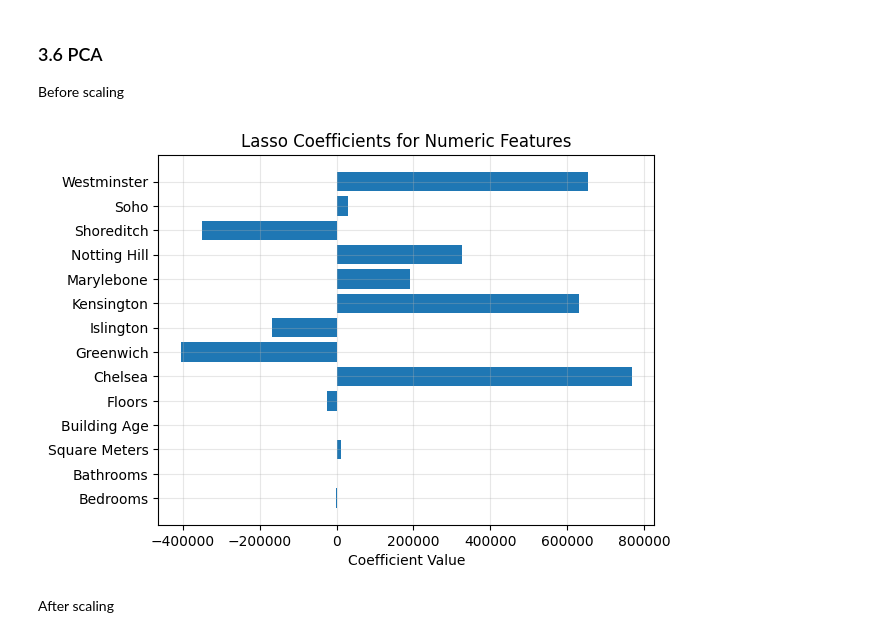
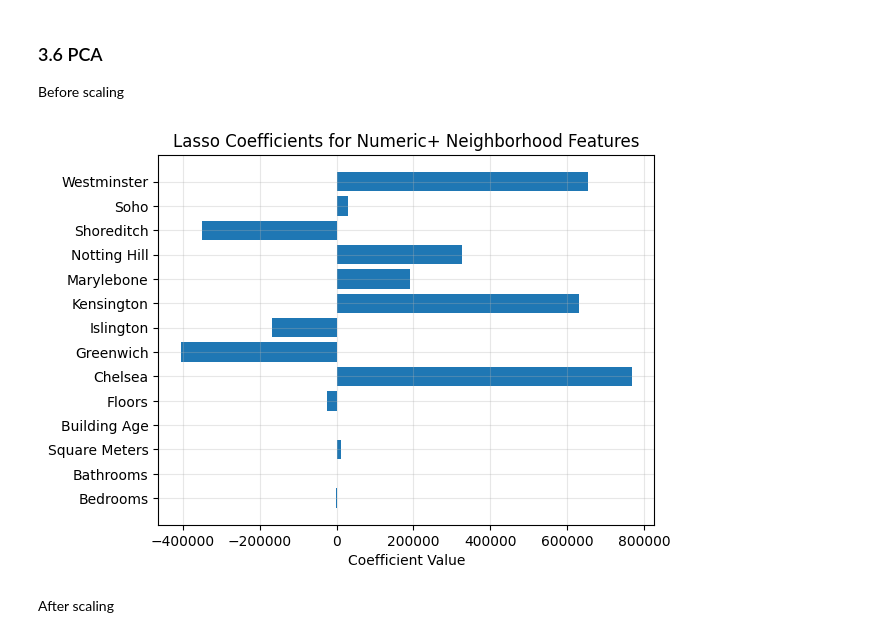
Before and after one commit to rsamconn/London-housing, a Jupyter notebook: Regression_analysis.ipynb, the cells around one changed output. Cells and saved outputs as stored; diff of their text form; code cells hidden in the pictures.

```diff
--- a/Regression_analysis.ipynb
+++ b/Regression_analysis.ipynb
@@ -722,15 +726,15 @@ Before scaling
 # %%
 lasso_coeff_neighbor = Lasso(alpha = 0.1).fit(X_train_neighbor, y_train_neighbor).coef_
 
 # lasso_coeff_neighbor
 # X_train_neighbor.columns
 plt.barh(X_train_neighbor.columns, lasso_coeff_neighbor)
 plt.xlabel('Coefficient Value')
-plt.title('Lasso Coefficients for Numeric Features')
+plt.title('Lasso Coefficients for Numeric+ Neighborhood Features')
 plt.grid(True, alpha=0.3)
 plt.show()
 # %% [output]
-[figure, old version]
+[figure, new version]
 # %% [markdown]
 After scaling
 # %%
```
Also changed, not shown: parts of 64 cells of this notebook, 1 other file.
